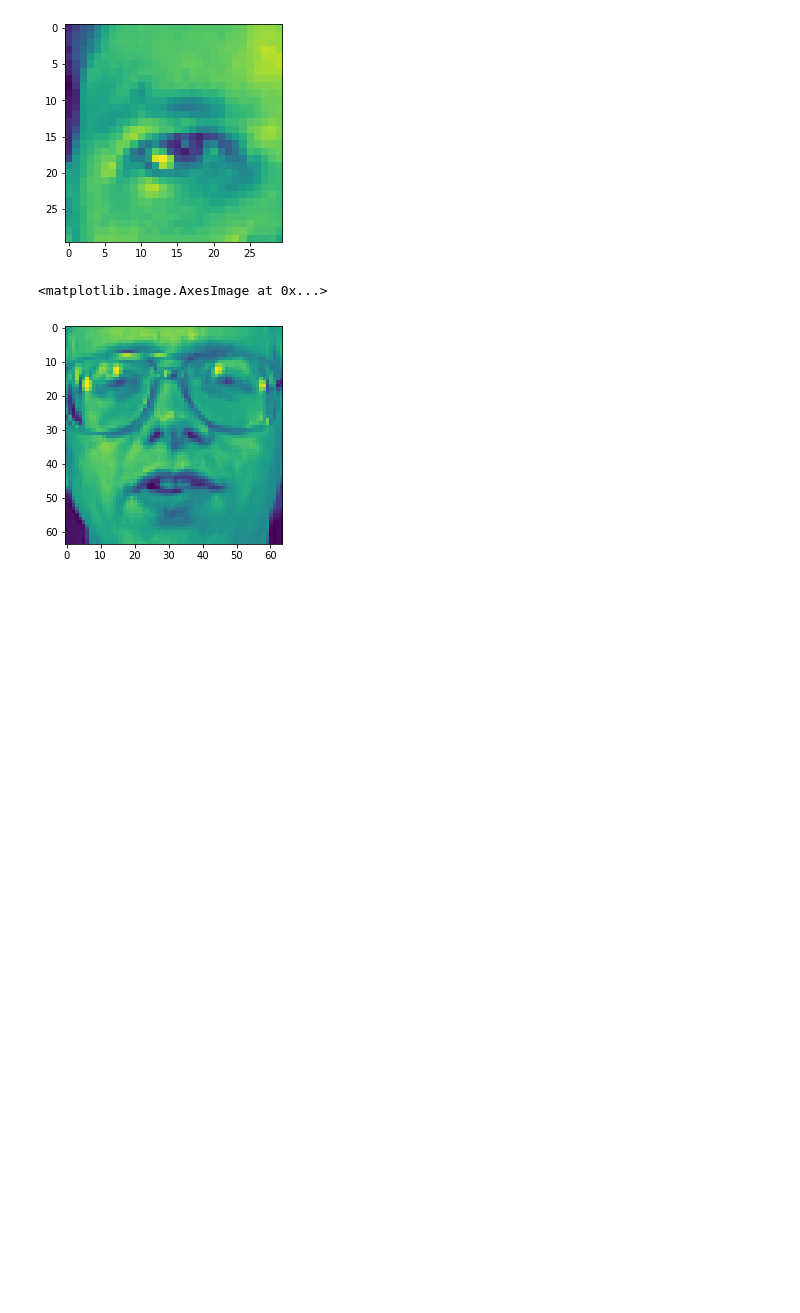
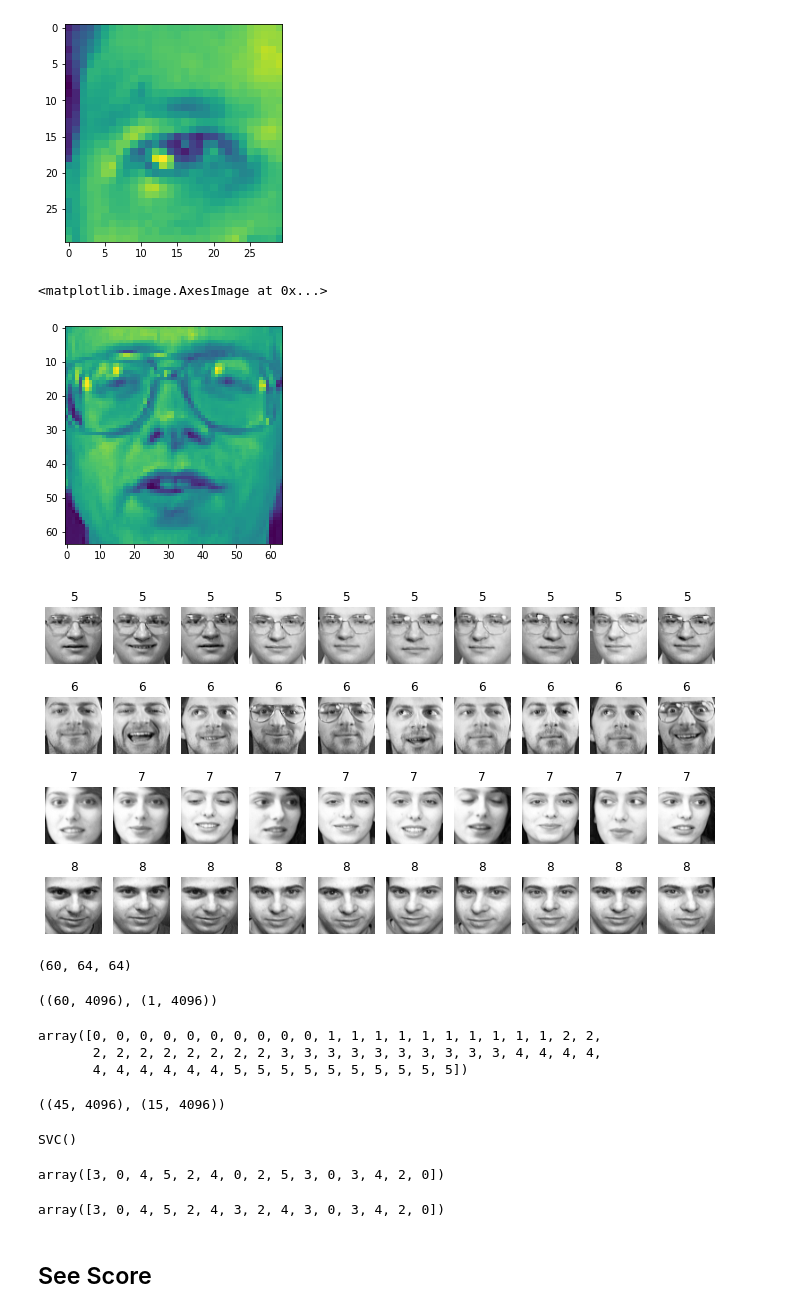
Before and after one commit to Yayawak/Machine-learner, a Jupyter notebook: Sklearn learn/Utils/Faces detect & recog/olivetti_faces.ipynb, the cells around one changed output. Drawn from its saved outputs; the diff is of its cells as text; code cells hidden in the pictures; blank space fills up the shorter version.

```diff
--- a/Sklearn learn/Utils/Faces detect & recog/olivetti_faces.ipynb
+++ b/Sklearn learn/Utils/Faces detect & recog/olivetti_faces.ipynb
@@ -30,9 +30,9 @@ plt.imshow(faces.images[10])
 # %%
 def visual_multi(idx_start,n=10):
     n_plot = n
-    fig=plt.figure(figsize=[8,5])
+    fig=plt.figure(figsize=[12,8])
     for j in range(n_plot):
-        plt.subplot(5,5,j+1)
+        plt.subplot(5,10,j+1)
         plt.imshow(faces.images[
             idx_start+j
         ], cmap='gray')
@@ -42,5 +42,49 @@ def visual_multi(idx_start,n=10):
         plt.axis('off')
 plt.show()
 # %%
-visual_multi(50,20)
+visual_multi(50,40)
 #plt.savefig('faces.jpg')
+# %% [output]
+[figure, added]
+# %%
+n_samples=60
+Xn = faces.images[:n_samples] # 6 people # each 10 images
+Xn.shape
+# %% [output]
+(60, 64, 64)
+# %%
+X = Xn.reshape(n_samples, -1)
+X.shape,  X[:1].shape
+# %% [output]
+((60, 4096), (1, 4096))
+# %%
+y = faces.target[:n_samples]
+y # 6 people
+# %% [output]
+array([0, 0, 0, 0, 0, 0, 0, 0, 0, 0, 1, 1, 1, 1, 1, 1, 1, 1, 1, 1, 2, 2,
+       2, 2, 2, 2, 2, 2, 2, 2, 3, 3, 3, 3, 3, 3, 3, 3, 3, 3, 4, 4, 4, 4,
+       4, 4, 4, 4, 4, 4, 5, 5, 5, 5, 5, 5, 5, 5, 5, 5])
+# %%
+from sklearn.model_selection import train_test_split
+X_train, X_test, y_train, y_test = train_test_split(X, y,
+                                                   test_size=.25, random_state=2)
+X_train.shape, X_test.shape
+# %% [output]
+((45, 4096), (15, 4096))
+# %%
+from sklearn import svm
+model = svm.SVC(gamma='scale')
+model.fit(X_train, y_train)
+# %% [output]
+SVC()
+# %%
+y_pred = model.predict(X_test)
+y_pred
+# %% [output]
+array([3, 0, 4, 5, 2, 4, 0, 2, 5, 3, 0, 3, 4, 2, 0])
+# %%
+y_test
+# %% [output]
+array([3, 0, 4, 5, 2, 4, 3, 2, 4, 3, 0, 3, 4, 2, 0])
+# %% [markdown]
+## See Score
```
Also changed, not shown: parts of 4 cells of this notebook, 7 other files.
